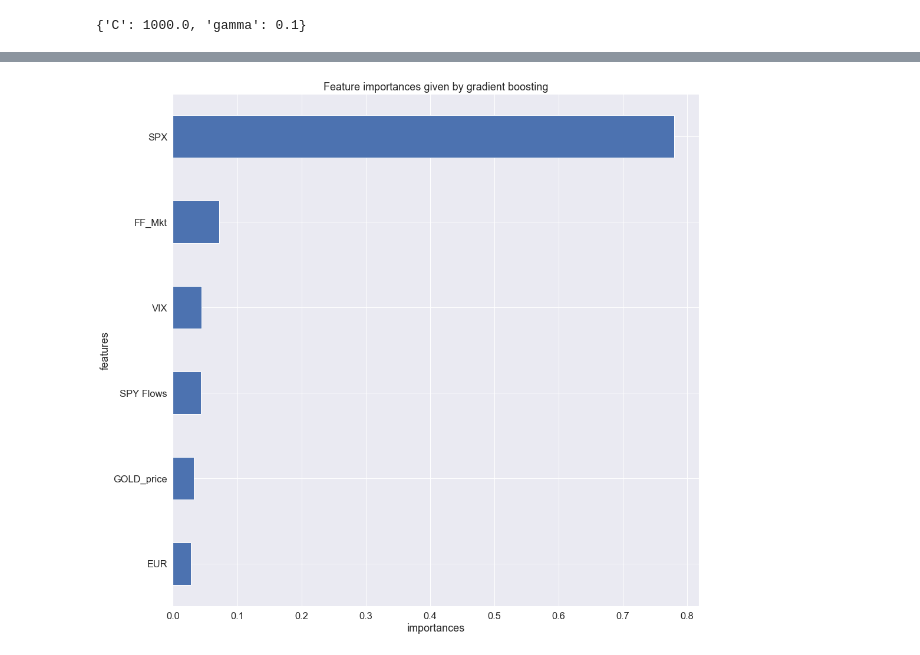
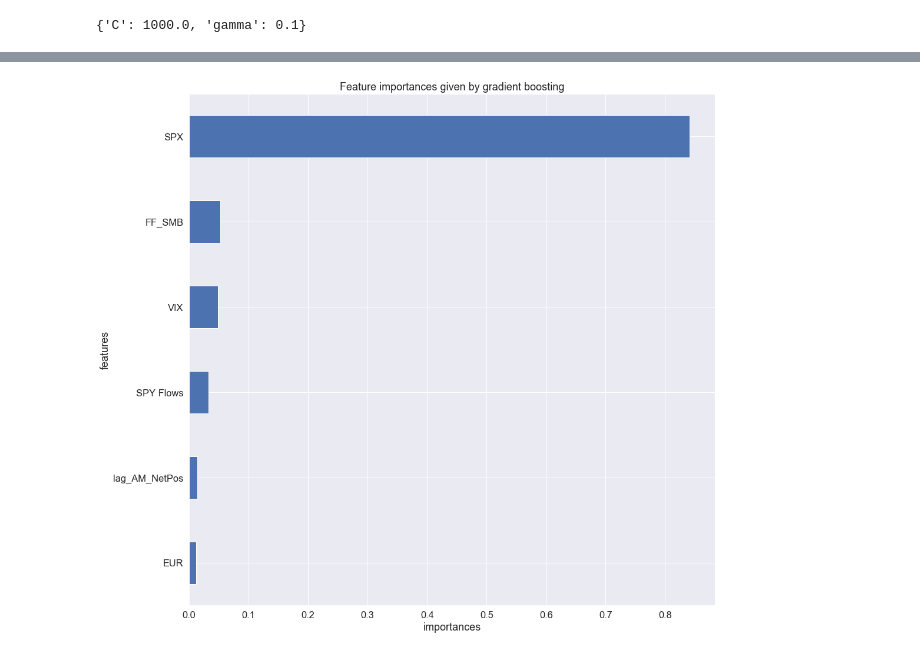
Before and after one commit to sdlwdh/ML-Capstone, a Jupyter notebook: Code/Modelling_XYM.ipynb, the cells around one changed output, grey strips where cells are left out. Cells and saved outputs as stored; diff of their text form; code cells hidden in the pictures.

```diff
--- a/Code/Modelling_XYM.ipynb
+++ b/Code/Modelling_XYM.ipynb
@@ -243,4 +263,4 @@ p_test = {'learning_rate':[0.1,0.05,0.01,0.005],'min_samples_split':[20,50,80],'
 # %%
-clf = GridSearchCV(GradientBoostingRegressor(), param_grid = p_test, cv = 5)
+clf = GridSearchCV(GradientBoostingRegressor(), param_grid = p_test, cv = tscv)
 clf.fit(X_train_std, y_train)
 # %% [output]
@@ -299,5 +316,5 @@ benchmark_res
 # %%
-pickout = [ 9, 12, 13, 17, 20, 33]
+pickout = [ 9, 13, 17, 21, 33, 36]
 # %%
 X_train_std_sel = X_train_std[:,pickout]
 X_test_std_sel = X_test_std[:,pickout]
@@ -321,4 +348,4 @@ benchmark_res
 # %%
-clf2 = GridSearchCV(GradientBoostingRegressor(), param_grid = p_test, cv = 5)
+clf2 = GridSearchCV(GradientBoostingRegressor(), param_grid = p_test, cv = tscv)
 clf2.fit(X_train_std_sel, y_train)
 # %% [output]
@@ -349,6 +373,6 @@ clf2.best_params_
 # %%
 params = {'n_estimators': 20, 'max_depth': 4, 'min_samples_split': 50,
-          'learning_rate': 0.1}
+          'learning_rate': 0.05}
 clf2 = GradientBoostingRegressor(**params).fit(X_train_std_sel, y_train)
 # %%
 benchmark_res.loc['Gradient Boosting select features', 'MSE'] = mean_squared_error(y_test, clf2.predict(X_test_std_sel))
@@ -356,17 +386,17 @@ benchmark_res.loc['Gradient Boosting select features', 'MAE'] = mean_absolute_er
 # %%
-feat_importance = pd.Series(clf2.feature_importances_, index = ['SPX', 'GOLD_price', 'VIX', 'EUR', 'FF_Mkt', 'SPY Flows'])
+feat_importance = pd.Series(clf2.feature_importances_, index = ['SPX', 'VIX', 'EUR', 'FF_SMB', 'SPY Flows', 'lag_AM_NetPos'])
 sns.set(font_scale = 1.5)
 fis = np.argsort(feat_importance)
 feat_importance = feat_importance[fis]
 fig = plt.figure(figsize = [16,16])
 ax = fig.subplots(1,1)
 feat_importance.plot(kind = 'barh', ax = ax)
 plt.ylabel('features')
 plt.xlabel('importances')
 plt.title("Feature importances given by gradient boosting")
 plt.show()
 # %% [output]
-[figure, old version]
+[figure, new version]
 # %%
 benchmark_res
 # %% [output]
```
Also changed, not shown: parts of 37 cells of this notebook.
